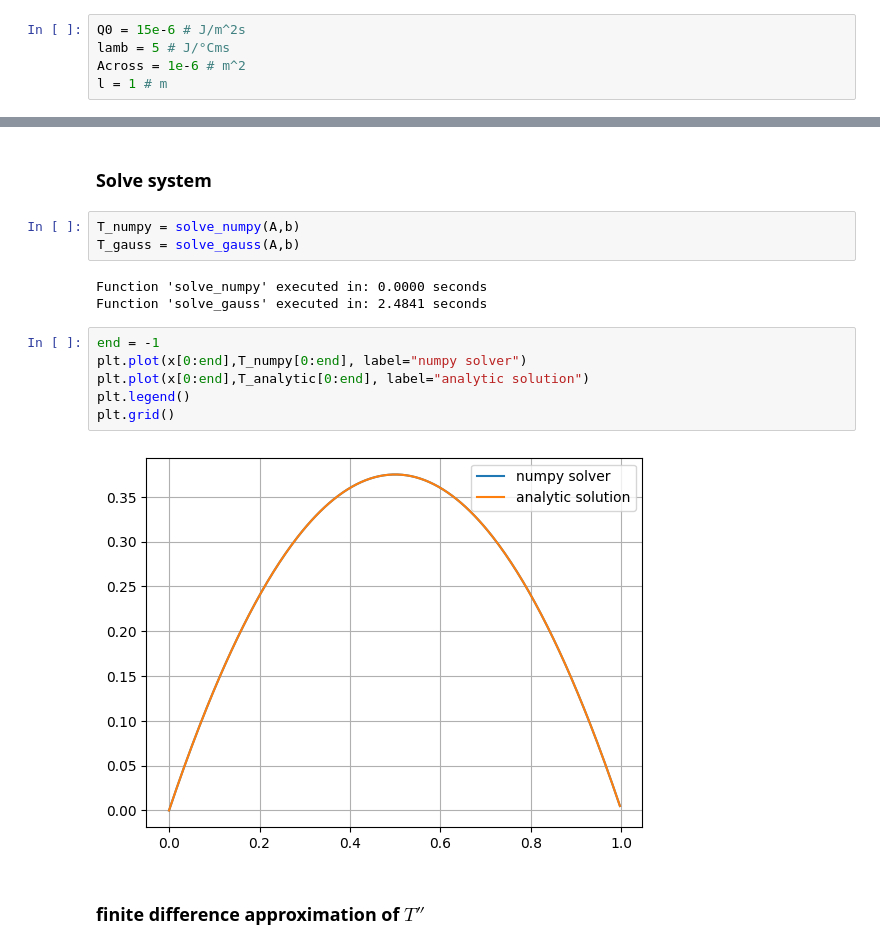
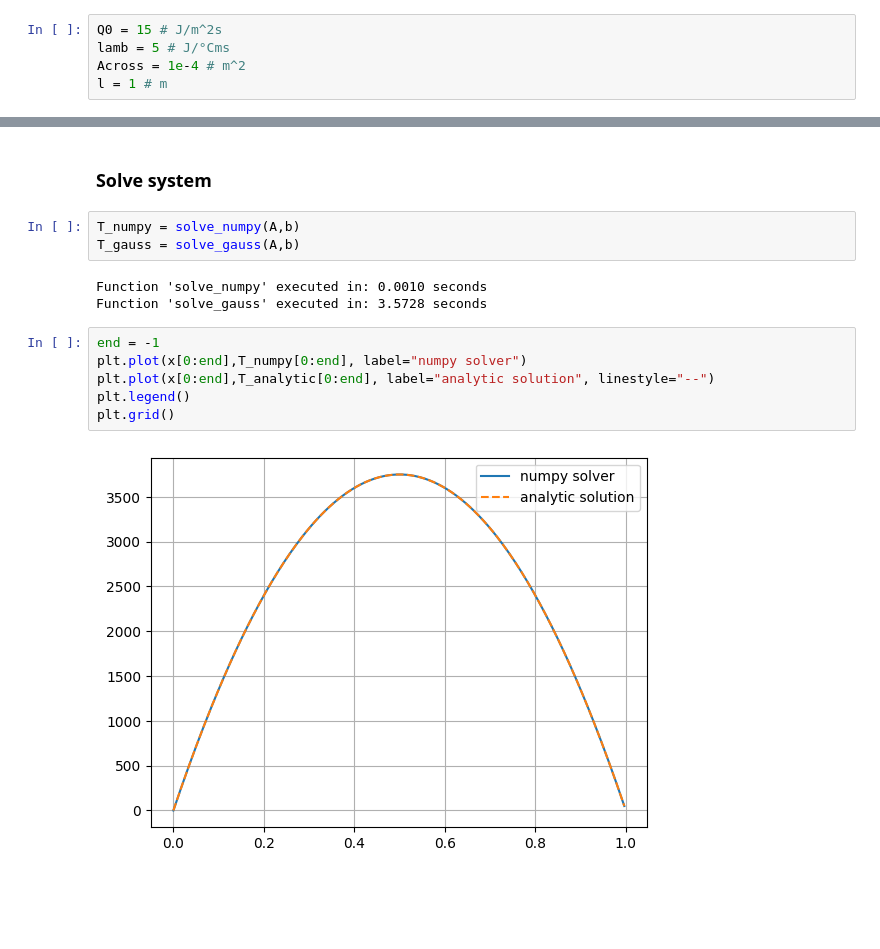
Before and after one commit to ajayhanssen/ThermalBar, a Jupyter notebook: thermalBar.ipynb, the cells around one changed output, grey strips where cells are left out. Drawn from its saved outputs; the diff is of its cells as text; blank space fills up the shorter version.

```diff
--- a/thermalBar.ipynb
+++ b/thermalBar.ipynb
@@ -12,7 +12,7 @@ $T = -\dfrac{Q_0}{2\,\lambda\,A}\,x^2 + \dfrac{Q_0}{2\,\lambda\,A}\,x$
 # %%
-Q0 = 15e-6 # J/m^2s
+Q0 = 15 # J/m^2s
 lamb = 5 # J/°Cms
-Across = 1e-6 # m^2
+Across = 1e-4 # m^2
 l = 1 # m
 # %% [markdown]
 ### analytical Function of $T$
@@ -132,15 +131,13 @@ def solve_gauss(A,b):
 T_numpy = solve_numpy(A,b)
 T_gauss = solve_gauss(A,b)
 # %% [output]
-Function 'solve_numpy' executed in: 0.0000 seconds
-Function 'solve_gauss' executed in: 2.4841 seconds
+Function 'solve_numpy' executed in: 0.0010 seconds
+Function 'solve_gauss' executed in: 3.5728 seconds
 # %%
 end = -1
 plt.plot(x[0:end],T_numpy[0:end], label="numpy solver")
-plt.plot(x[0:end],T_analytic[0:end], label="analytic solution")
+plt.plot(x[0:end],T_analytic[0:end], label="analytic solution", linestyle="--")
 plt.legend()
 plt.grid()
 # %% [output]
-[figure, old version]
+[figure, new version]
-# %% [markdown]
-### finite difference approximation of $T''$
```
Also changed, not shown: parts of 5 cells of this notebook.
